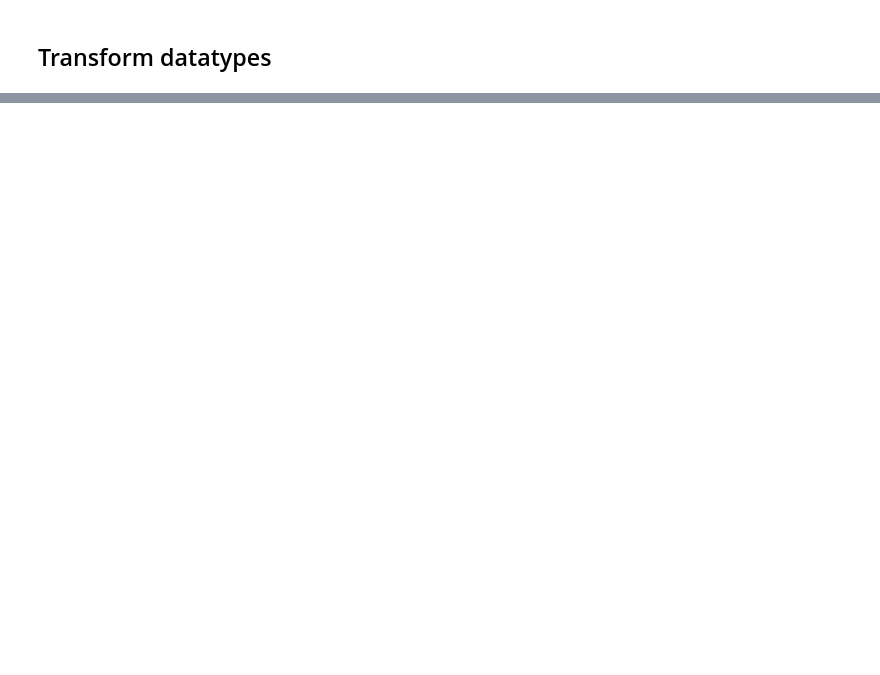
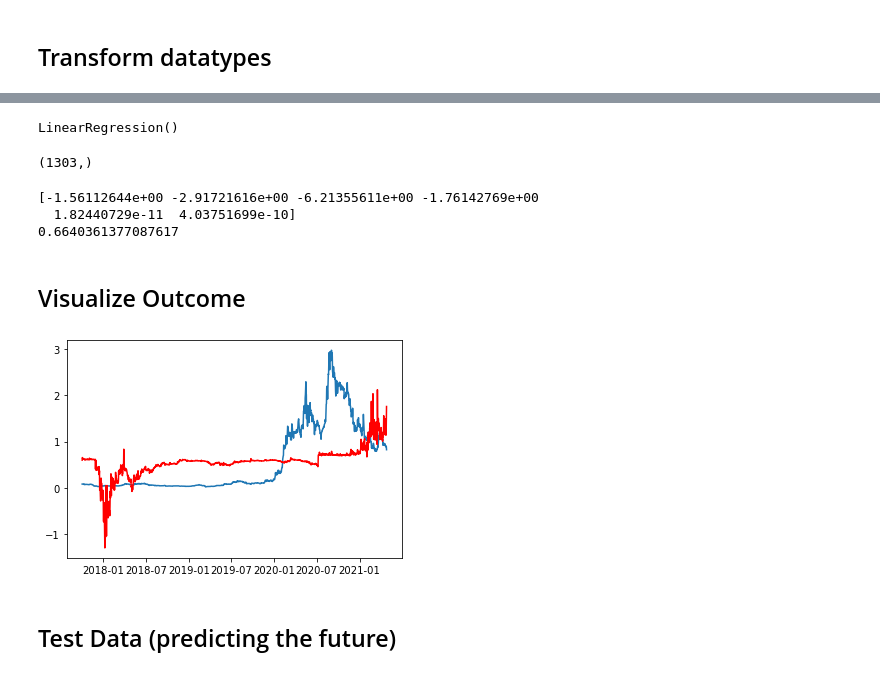
Before and after one commit to chabrian/crypto-predictor-model, a Jupyter notebook: MachineLearning/LinearRegressionModel.ipynb, the cells around one changed output, grey strips where cells are left out. Drawn from its saved outputs; the diff is of its cells as text; code cells hidden in the pictures; blank space fills up the shorter version.

Commit message:
adding initial ML model

```diff
--- a/MachineLearning/LinearRegressionModel.ipynb
+++ b/MachineLearning/LinearRegressionModel.ipynb
@@ -36,0 +151,4 @@ dtype: object
+# %%
+# target
+y = ada_df_final['close_ada_pred']
+y
@@ -36,0 +170,34 @@ dtype: object
+# %%
+# initialize class for linear reg algorithms
+model = LinearRegression()
+# %%
+# fit or train the data
+model.fit(X,y)
+# %% [output]
+LinearRegression()
+# %%
+# predict outcomes before current date
+y_pred = model.predict(X)
+print(y_pred.shape)
+# %% [output]
+(1303,)
+# %%
+# slope
+print(model.coef_)
+# y-int
+print(model.intercept_)
+# %% [output]
+[-1.56112644e+00 -2.91721616e+00 -6.21355611e+00 -1.76142769e+00
+  1.82440729e-11  4.03751699e-10]
+0.6640361377087617
+# %% [markdown]
+## Visualize Outcome
+# %%
+# display y_predictions based on the lin reg
+plt.plot(ada_df_pre_final.date_orig, y)
+plt.plot(ada_df_pre_final.date_orig, y_pred, color='red')
+plt.show()
+# %% [output]
+[figure, added]
+# %% [markdown]
+## Test Data (predicting the future)
```
Also changed, not shown: parts of 29 cells of this notebook.
